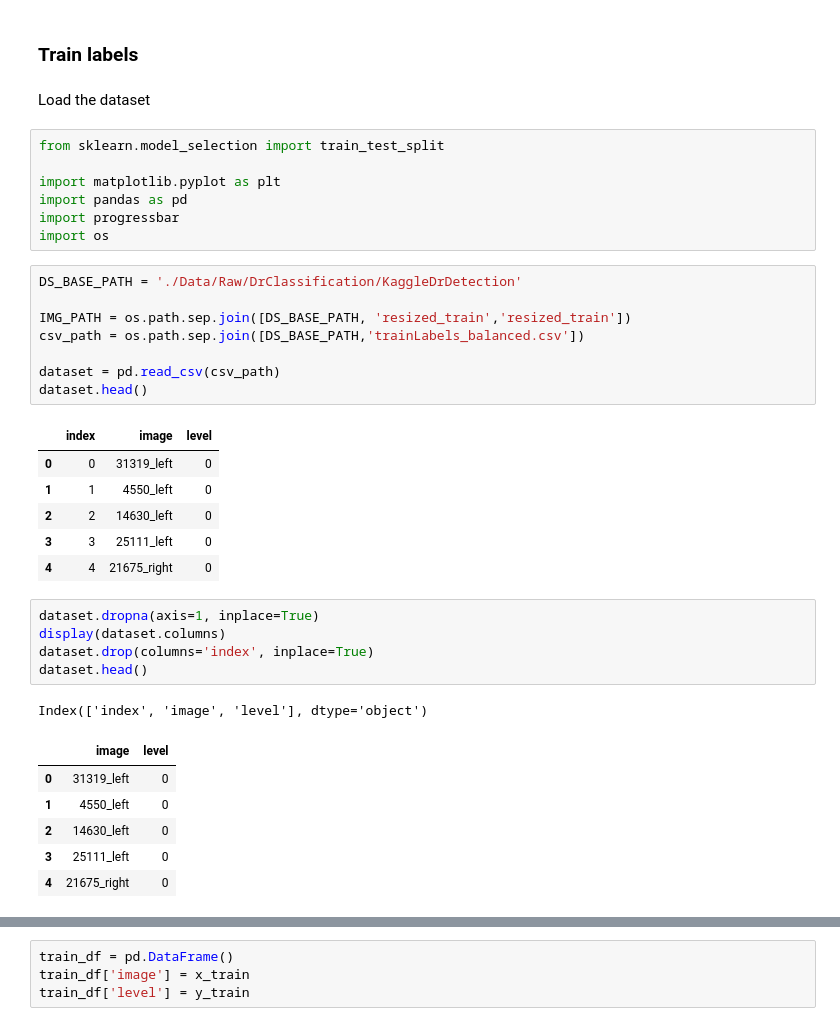
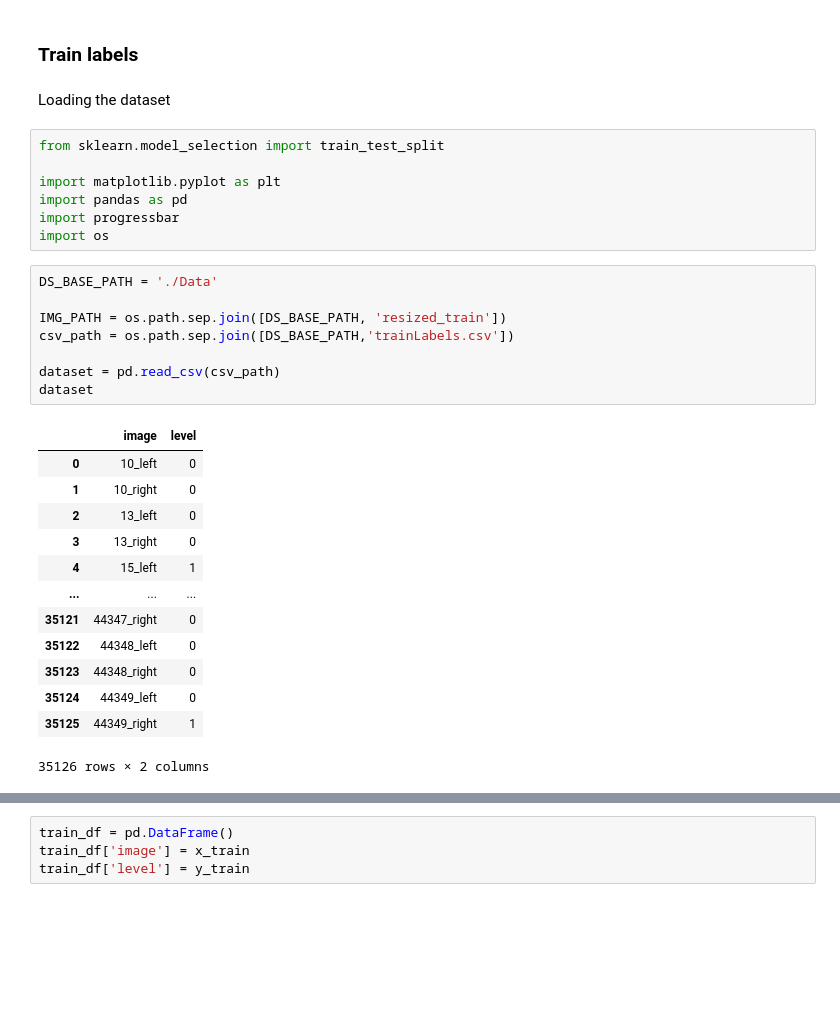
Before and after one commit to AlbertoRomanRamosRodriguez/Tesis-de-Grado, a Jupyter notebook: exploring-kaggle-dr.ipynb, the cells around one changed output, grey strips where cells are left out. Drawn from its saved outputs; the diff is of its cells as text; blank space fills up the shorter version.

```diff
--- a/exploring-kaggle-dr.ipynb
+++ b/exploring-kaggle-dr.ipynb
@@ -3,7 +3,7 @@
 # %% [markdown]
 ### Train labels
 # %% [markdown]
- Load the dataset
+ Loading the dataset
 # %%
 from sklearn.model_selection import train_test_split
 
@@ -12,32 +12,26 @@ import pandas as pd
 import progressbar
 import os
 # %%
-DS_BASE_PATH = './Data/Raw/DrClassification/KaggleDrDetection'
+DS_BASE_PATH = './Data'
 
-IMG_PATH = os.path.sep.join([DS_BASE_PATH, 'resized_train','resized_train'])
-csv_path = os.path.sep.join([DS_BASE_PATH,'trainLabels_balanced.csv'])
+IMG_PATH = os.path.sep.join([DS_BASE_PATH, 'resized_train'])
+csv_path = os.path.sep.join([DS_BASE_PATH,'trainLabels.csv'])
 
 dataset = pd.read_csv(csv_path)
-dataset.head()
+dataset
 # %% [output]
-|  | index | image | level |
-| 0 | 0 | 31319_left | 0 |
-| 1 | 1 | 4550_left | 0 |
-| 2 | 2 | 14630_left | 0 |
-| 3 | 3 | 25111_left | 0 |
-| 4 | 4 | 21675_right | 0 |
+|  | image | level |
+| 0 | 10_left | 0 |
+| 1 | 10_right | 0 |
+| 2 | 13_left | 0 |
+| 3 | 13_right | 0 |
+| 4 | 15_left | 1 |
+| ... | ... | ... |
+| 35121 | 44347_right | 0 |
+| 35122 | 44348_left | 0 |
+| 35123 | 44348_right | 0 |
+| 35124 | 44349_left | 0 |
+| 35125 | 44349_right | 1 |
+35126 rows × 2 columns
-# %%
-dataset.dropna(axis=1, inplace=True)
-display(dataset.columns)
-dataset.drop(columns='index', inplace=True)
-dataset.head()
-# %% [output]
-Index(['index', 'image', 'level'], dtype='object')
-|  | image | level |
-| 0 | 31319_left | 0 |
-| 1 | 4550_left | 0 |
-| 2 | 14630_left | 0 |
-| 3 | 25111_left | 0 |
-| 4 | 21675_right | 0 |
 # %%
 display(dataset.groupby('level')['image'].count())
```
Also changed, not shown: parts of 8 cells of this notebook.
